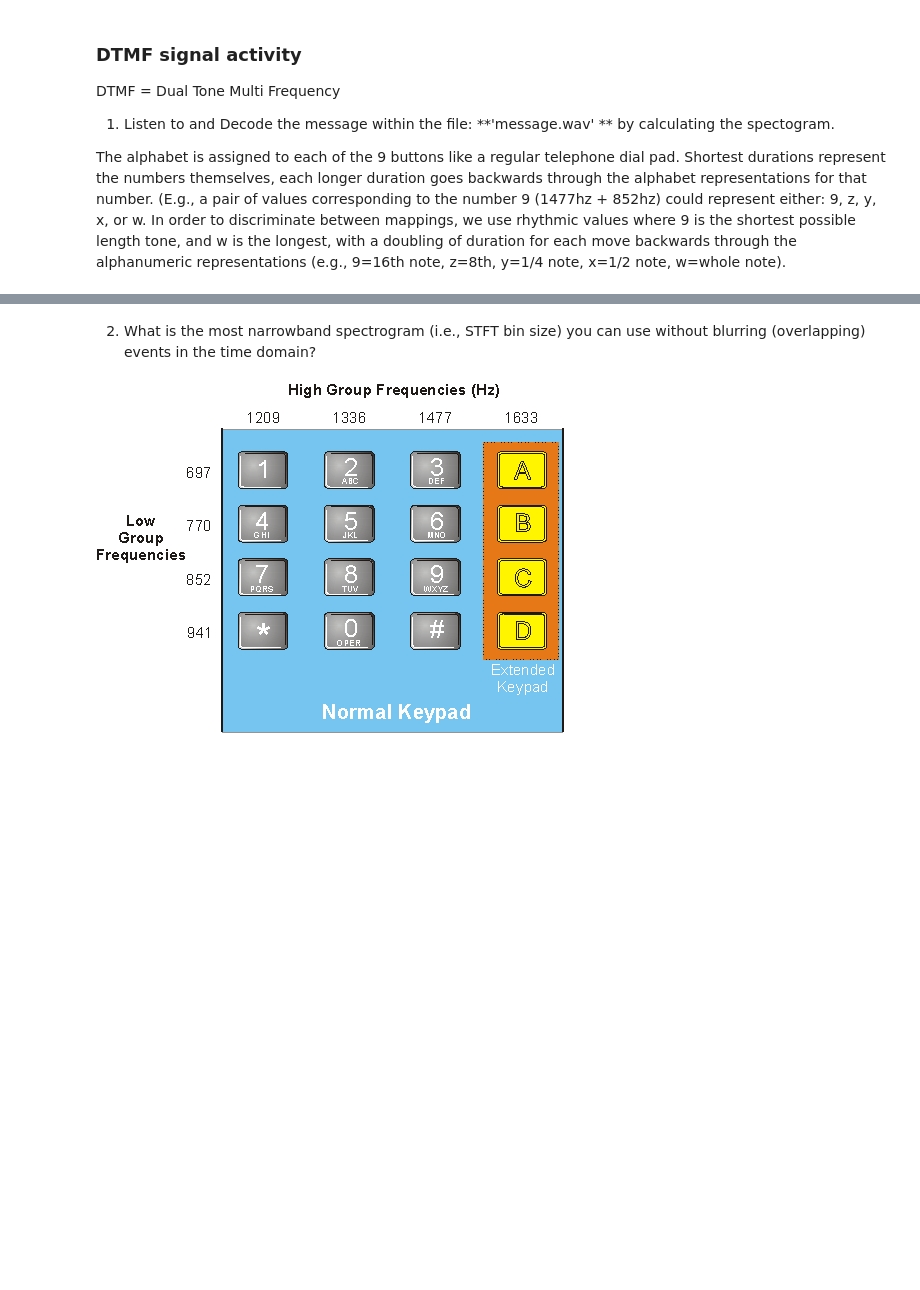
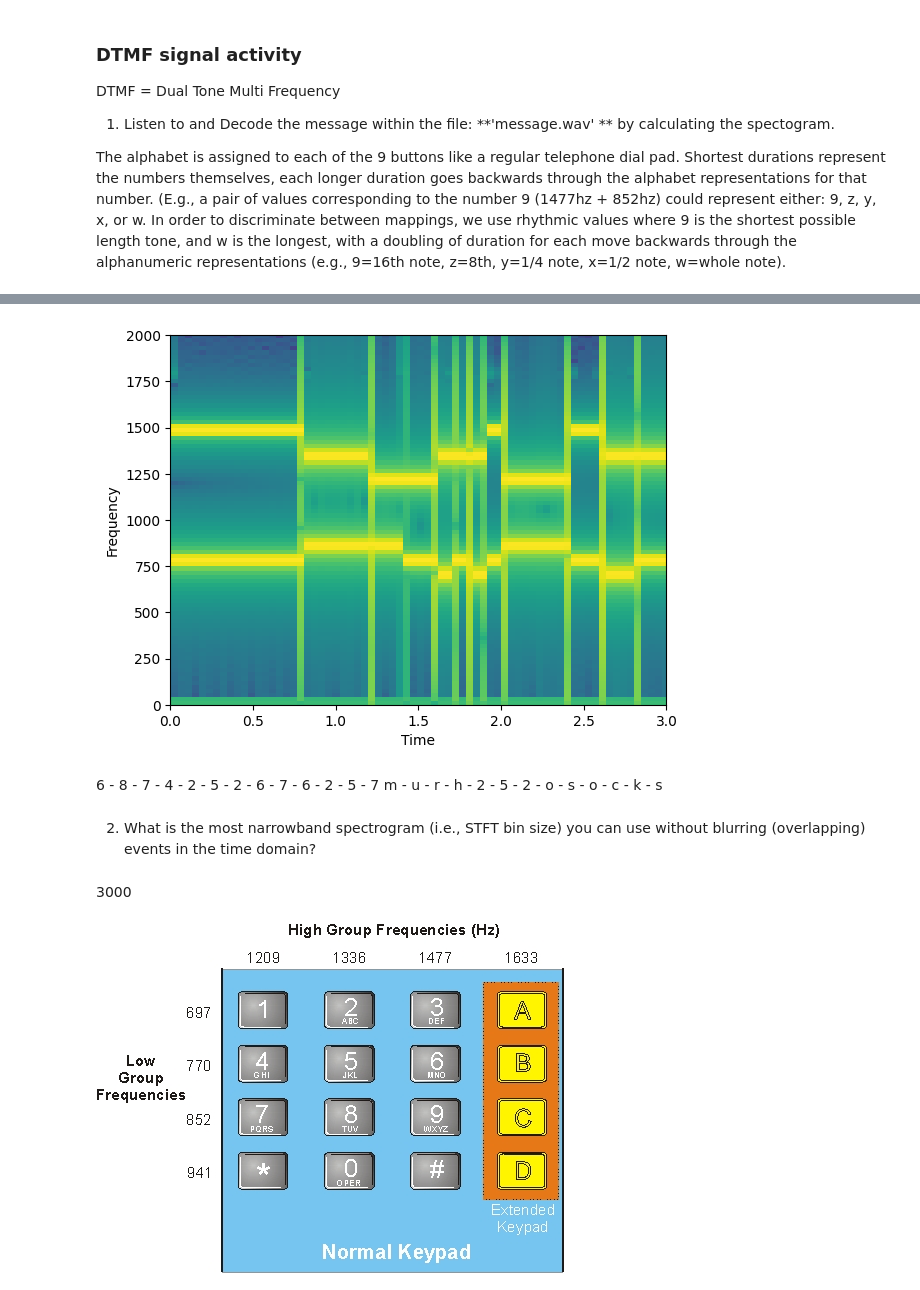
Before and after one commit to jalynf706-dot/AudioTechII, a Jupyter notebook: Activities/Activity5_DFT.ipynb, the cells around one changed output, grey strips where cells are left out. Drawn from its saved outputs; the diff is of its cells as text; code cells hidden in the pictures; blank space fills up the shorter version.

```diff
--- a/Activities/Activity5_DFT.ipynb
+++ b/Activities/Activity5_DFT.ipynb
@@ -87,3 +158,12 @@ DTMF = Dual Tone Multi Frequency
 1) Listen to and Decode the message within the file: **'message.wav' ** by calculating the spectogram.
 
 The alphabet is assigned to each of the 9 buttons like a regular telephone dial pad.  Shortest durations represent the numbers themselves, each longer duration goes backwards through the alphabet representations for that number. (E.g., a pair of values corresponding to the number 9 (1477hz + 852hz) could represent either: 9, z, y, x, or w. In order to discriminate between mappings, we use rhythmic values where 9 is the shortest possible length tone, and w is the longest, with a doubling of duration for each move backwards through the alphanumeric representations (e.g., 9=16th note, z=8th, y=1/4 note, x=1/2 note, w=whole note).
+# %%
+fs, data = read('../audio/message.wav')
+plt.specgram(data, NFFT=2000, Fs=fs)
+plt.ylim(0,2000)
+plt.xlim(0,3)
+plt.xlabel('Time')
+plt.ylabel('Frequency')
+Audio(data, rate=fs)
+# %% [output]
@@ -90,5 +171,11 @@ The alphabet is assigned to each of the 9 buttons like a regular telephone dial
+[figure, added]
+# %% [markdown]
+6 - 8 - 7 - 4 - 2 - 5 - 2 -     6 -     7 - 6 - 2 - 5 - 7
+m - u - r - h - 2 - 5 - 2 -     o -     s - o - c - k - s
 # %% [markdown]
 2) What is the most narrowband spectrogram (i.e., STFT bin size) you can use without blurring (overlapping) events in the time domain?
+# %% [markdown]
+3000
 # %%
 # Ignore the last column with the "extended" information. All letters should be looked up in the normal keypad.
 from IPython.display import Image
```
Also changed, not shown: parts of 5 cells of this notebook.
